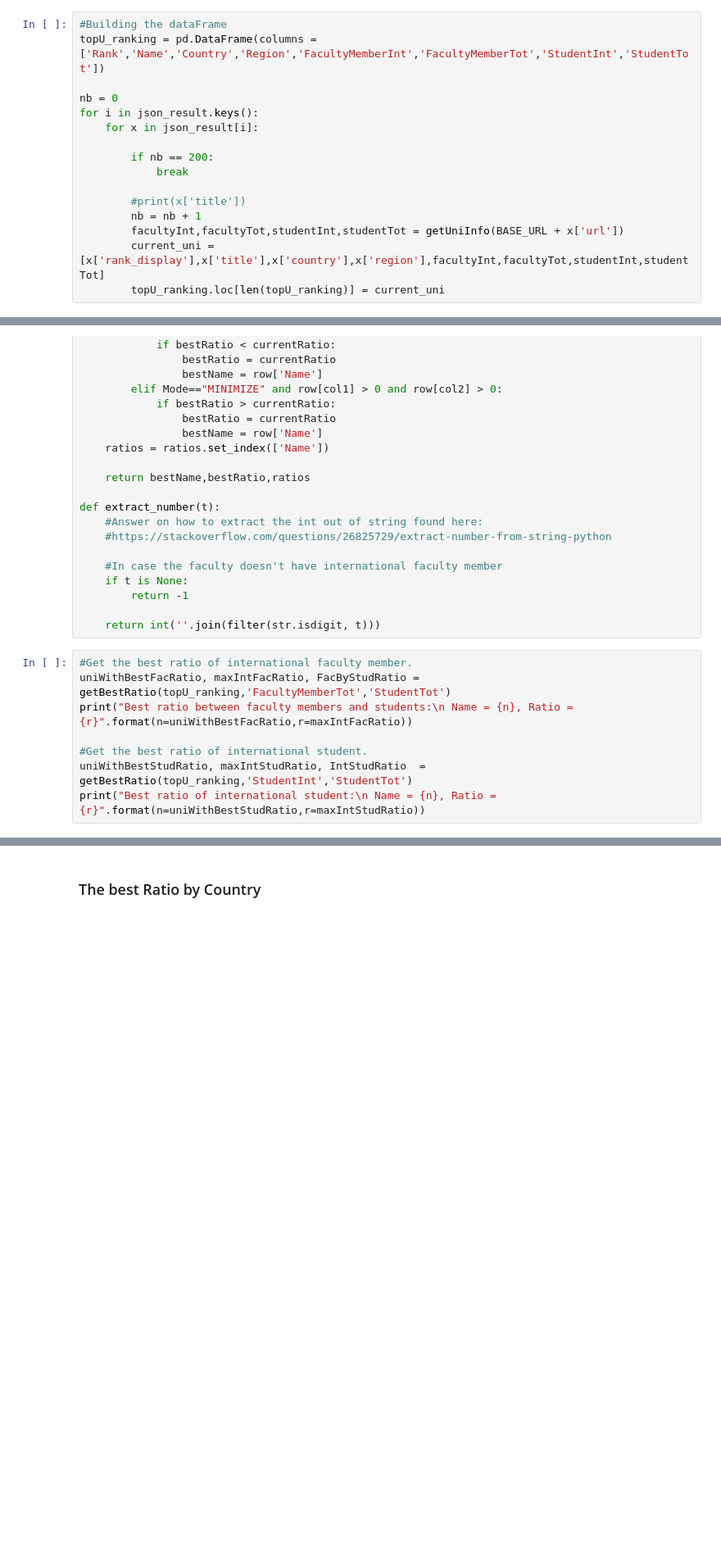
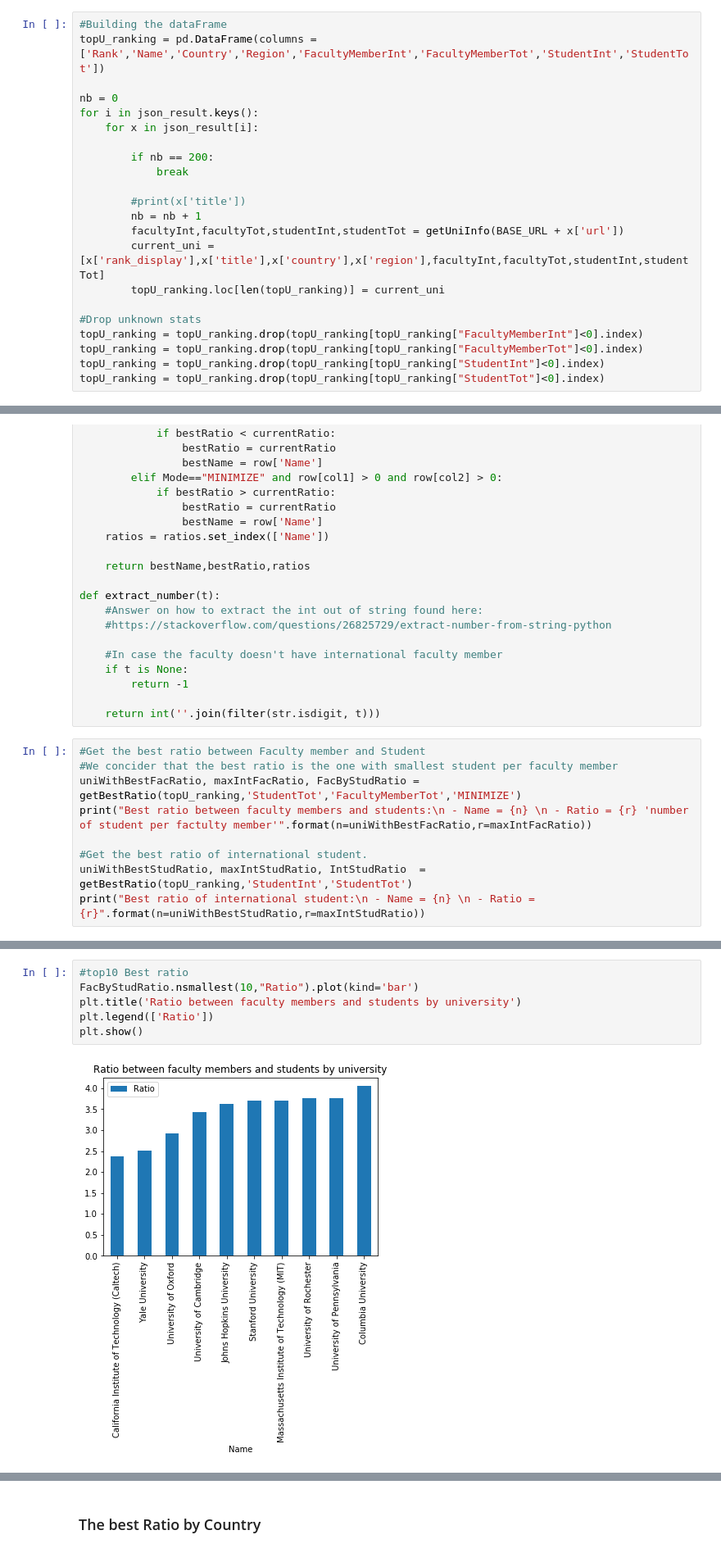
Before and after one commit to Roussaky/ada-EPFL, a Jupyter notebook: Homework2/Homework2.ipynb, the cells around one changed output, grey strips where cells are left out. Shown at 82% size. Drawn from its saved outputs; the diff is of its cells as text; blank space fills up the shorter version.

```diff
--- a/Homework2/Homework2.ipynb
+++ b/Homework2/Homework2.ipynb
@@ -89,6 +89,12 @@ for i in json_result.keys():
         facultyInt,facultyTot,studentInt,studentTot = getUniInfo(BASE_URL + x['url'])
         current_uni = [x['rank_display'],x['title'],x['country'],x['region'],facultyInt,facultyTot,studentInt,studentTot]
         topU_ranking.loc[len(topU_ranking)] = current_uni
+
+#Drop unknown stats
+topU_ranking = topU_ranking.drop(topU_ranking[topU_ranking["FacultyMemberInt"]<0].index)
+topU_ranking = topU_ranking.drop(topU_ranking[topU_ranking["FacultyMemberTot"]<0].index)
+topU_ranking = topU_ranking.drop(topU_ranking[topU_ranking["StudentInt"]<0].index)
+topU_ranking = topU_ranking.drop(topU_ranking[topU_ranking["StudentTot"]<0].index)
 # %%
 def getBestRatio(data,col1,col2,Mode="MAXIMIZE"):
     """Compute and return the best ratio col1 / col2.FilteringBy indicate the column header we want to filter by"""
@@ -130,12 +136,13 @@ def extract_number(t):
 
     return int(''.join(filter(str.isdigit, t)))
 # %%
-#Get the best ratio of international faculty member.
-uniWithBestFacRatio, maxIntFacRatio, FacByStudRatio = getBestRatio(topU_ranking,'FacultyMemberTot','StudentTot')
-print("Best ratio between faculty members and students:\n Name = {n}, Ratio = {r}".format(n=uniWithBestFacRatio,r=maxIntFacRatio))
+#Get the best ratio between Faculty member and Student
+#We concider that the best ratio is the one with smallest student per faculty member
+uniWithBestFacRatio, maxIntFacRatio, FacByStudRatio = getBestRatio(topU_ranking,'StudentTot','FacultyMemberTot','MINIMIZE')
+print("Best ratio between faculty members and students:\n - Name = {n} \n - Ratio = {r} 'number of student per factulty member'".format(n=uniWithBestFacRatio,r=maxIntFacRatio))
 
 #Get the best ratio of international student.
 uniWithBestStudRatio, maxIntStudRatio, IntStudRatio  = getBestRatio(topU_ranking,'StudentInt','StudentTot')
-print("Best ratio of international student:\n Name = {n}, Ratio = {r}".format(n=uniWithBestStudRatio,r=maxIntStudRatio))
+print("Best ratio of international student:\n - Name = {n} \n - Ratio = {r}".format(n=uniWithBestStudRatio,r=maxIntStudRatio))
 # %% [output]
 Best ratio between faculty members and students:
@@ -144,0 +154,8 @@ Best ratio of international student:
+# %%
+#top10 Best ratio
+FacByStudRatio.nsmallest(10,"Ratio").plot(kind='bar')
+plt.title('Ratio between faculty members and students by university')
+plt.legend(['Ratio'])
+plt.show()
+# %% [output]
+[figure, added]
```
Also changed, not shown: parts of 17 cells of this notebook.
